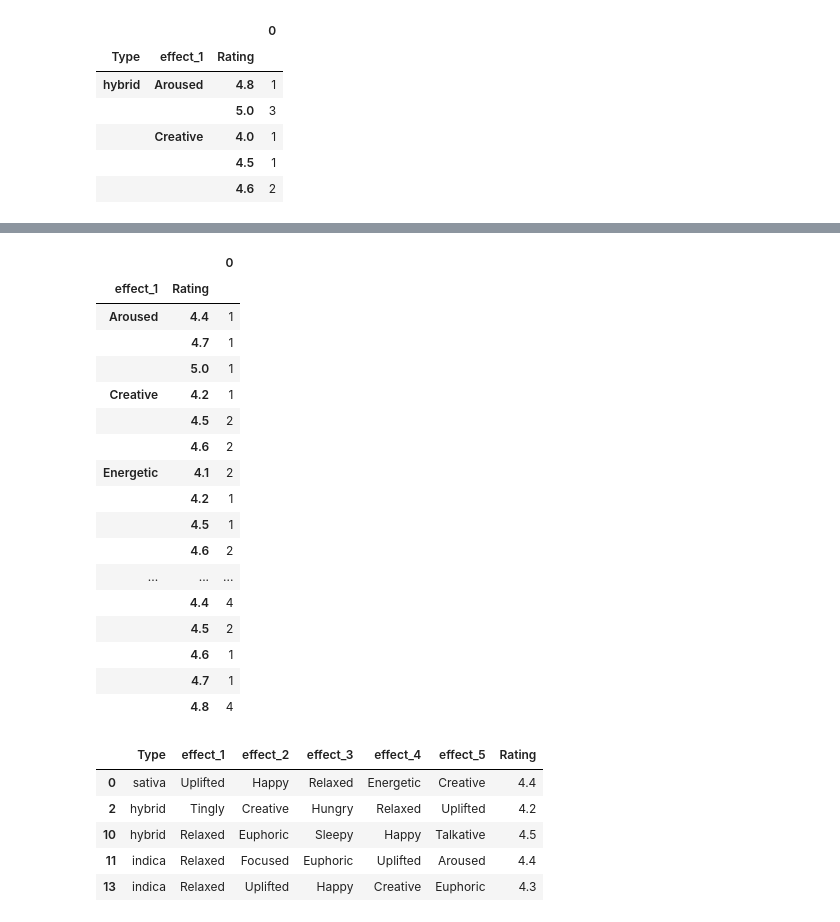
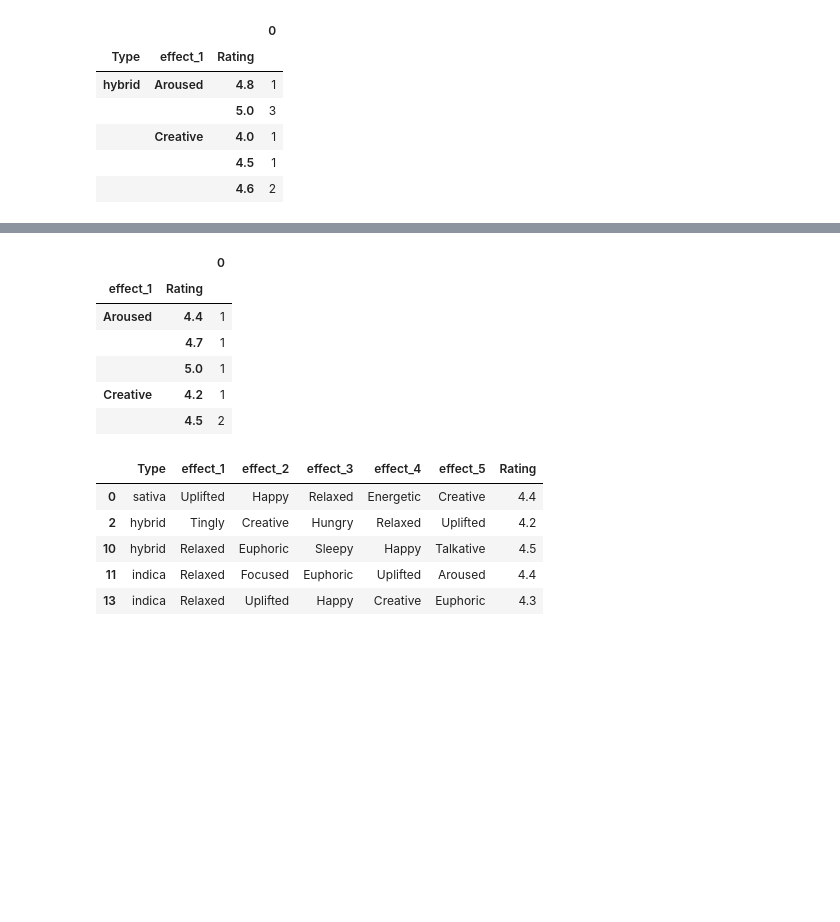
Before and after one commit to Berli85/SMU-Project-1-MaryJane, a Jupyter notebook: Robbins_Work/Project 1 Team 2 data_Robbins.ipynb, the cells around one changed output, grey strips where cells are left out. Cells and saved outputs as stored; diff of their text form; code cells hidden in the pictures; blank space fills up the shorter version.

```diff
--- a/Robbins_Work/Project 1 Team 2 data_Robbins.ipynb
+++ b/Robbins_Work/Project 1 Team 2 data_Robbins.ipynb
@@ -163,8 +123,3 @@ Tingly        32
 Giggly        12
 Dry            1
 Name: count, dtype: int64
-# %%
-#Remove null values - Flavor4
-OD2=OD2.drop(columns=["flavor_4"])
-OD3=OD2.dropna(how="any")
-OD3.info()
@@ -313,23 +314,12 @@ final.head(20)
 # %%
 final=hybrid_2_df.loc["sativa"]
-final.head(20)
+final.head(5)
 # %% [output]
 |  |  | 0 |
 | effect_1 | Rating |  |
 | Aroused | 4.4 | 1 |
 |  | 4.7 | 1 |
 |  | 5.0 | 1 |
 | Creative | 4.2 | 1 |
 |  | 4.5 | 2 |
-|  | 4.6 | 2 |
-| Energetic | 4.1 | 2 |
-|  | 4.2 | 1 |
-|  | 4.5 | 1 |
-|  | 4.6 | 2 |
-| ... | ... | ... |
-|  | 4.4 | 4 |
-|  | 4.5 | 2 |
-|  | 4.6 | 1 |
-|  | 4.7 | 1 |
-|  | 4.8 | 4 |
 # %%
```
Also changed, not shown: parts of 32 cells of this notebook.
